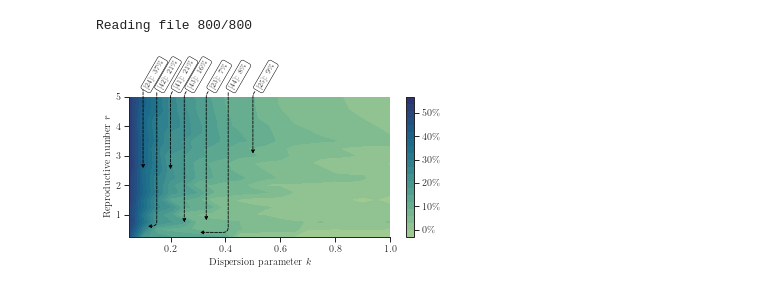
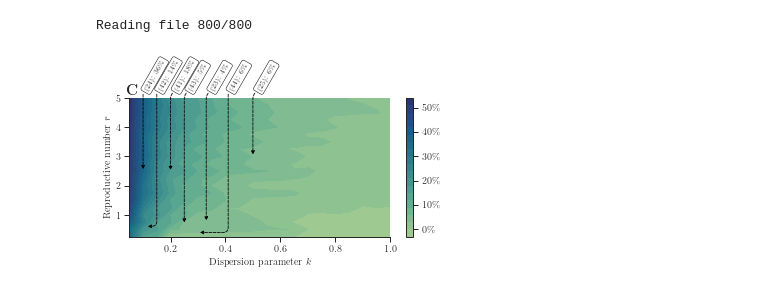
Before and after one commit to Networks-Learning/pooled-testing, a Jupyter notebook: notebooks/score_vs_R_k.ipynb, the cells around one changed output. Cells and saved outputs as stored; diff of their text form; code cells hidden in the pictures.

```diff
--- a/notebooks/score_vs_R_k.ipynb
+++ b/notebooks/score_vs_R_k.ipynb
@@ -20,7 +20,9 @@ sns.set_theme(context='paper', style='ticks', font_scale=1)
 # %%
 name="score_vs_R_k"
 width_pt = 469
-N=50
+N=100
+se=0.9
+sp=0.99
 palette = sns.color_palette('husl', 6)
 type_dict = {
     'false_negatives' : int,
@@ -40,7 +42,7 @@ type_dict = {
     'seed' : int
 }
 # %%
-files = glob.glob("./outputs/{name}_*_N_{N}_*.json".format(name=name, N=N))
+files = glob.glob("./outputs/{name}_*_N_{N}_*_se_{se}_sp_{sp}_*.json".format(name=name, N=N, se=se, sp=sp))
 
 dicts = []
 for fl_id, fl in enumerate(files):
@@ -110,7 +112,7 @@ sns.despine(ax=ax)
 cit=23
 r_quer=0.74
 k_quer=0.33
-ax.annotate(r'[{cit}]: {perc}\%'.format(cit=cit, perc=mapper(r_quer=r_quer, k_quer=k_quer, r=r, k=k, Z=Z)), xy=(k_quer, r_quer),  xycoords='data',
+ax.annotate(r'({cit}): {perc}\%'.format(cit=cit, perc=mapper(r_quer=r_quer, k_quer=k_quer, r=r, k=k, Z=Z)), xy=(k_quer, r_quer),  xycoords='data',
             xytext=(k_quer + 0.01, 5.2), textcoords='data',
             size=7,
             arrowprops=dict(color='black', arrowstyle="-|>", connectionstyle="angle, angleA=-150,angleB=90,rad=5", linestyle='--', relpos=(0., 0.)),
@@ -122,7 +124,7 @@ ax.annotate(r'[{cit}]: {perc}\%'.format(cit=cit, perc=mapper(r_quer=r_quer, k_qu
 cit=24
 r_quer=2.5
 k_quer=0.1
-ax.annotate(r'[{cit}]: {perc}\%'.format(cit=cit, perc=mapper(r_quer=r_quer, k_quer=k_quer, r=r, k=k, Z=Z)), xy=(k_quer, r_quer),  xycoords='data',
+ax.annotate(r'({cit}): {perc}\%'.format(cit=cit, perc=mapper(r_quer=r_quer, k_quer=k_quer, r=r, k=k, Z=Z)), xy=(k_quer, r_quer),  xycoords='data',
             xytext=(k_quer, 5.2), textcoords='data',
             size=7,
             arrowprops=dict(color='black', arrowstyle="-|>", connectionstyle="angle, angleA=-150,angleB=90,rad=5", linestyle='--', relpos=(0., 0.)),
@@ -134,7 +136,7 @@ ax.annotate(r'[{cit}]: {perc}\%'.format(cit=cit, perc=mapper(r_quer=r_quer, k_qu
 cit=25
 r_quer=3
 k_quer=0.5
-ax.annotate(r'[{cit}]: {perc}\%'.format(cit=cit, perc=mapper(r_quer=r_quer, k_quer=k_quer, r=r, k=k, Z=Z)), xy=(k_quer, r_quer),  xycoords='data',
+ax.annotate(r'({cit}): {perc}\%'.format(cit=cit, perc=mapper(r_quer=r_quer, k_quer=k_quer, r=r, k=k, Z=Z)), xy=(k_quer, r_quer),  xycoords='data',
             xytext=(k_quer + 0.01, 5.2), textcoords='data',
             size=7,
             arrowprops=dict(color='black', arrowstyle="-|>", connectionstyle="angle, angleA=-150,angleB=90,rad=5", linestyle='--', relpos=(0., 0.)),
@@ -146,7 +148,7 @@ ax.annotate(r'[{cit}]: {perc}\%'.format(cit=cit, perc=mapper(r_quer=r_quer, k_qu
 cit=41
 r_quer=2.47
 k_quer=0.2
-ax.annotate(r'[{cit}]: {perc}\%'.format(cit=cit, perc=mapper(r_quer=r_quer, k_quer=k_quer, r=r, k=k, Z=Z)), xy=(k_quer, r_quer),  xycoords='data',
+ax.annotate(r'({cit}): {perc}\%'.format(cit=cit, perc=mapper(r_quer=r_quer, k_quer=k_quer, r=r, k=k, Z=Z)), xy=(k_quer, r_quer),  xycoords='data',
             xytext=(k_quer + 0.01, 5.2), textcoords='data',
             size=7,
             arrowprops=dict(color='black', arrowstyle="-|>", connectionstyle="angle, angleA=-150,angleB=90,rad=5", linestyle='--', relpos=(0., 0.)),
@@ -158,7 +160,7 @@ ax.annotate(r'[{cit}]: {perc}\%'.format(cit=cit, perc=mapper(r_quer=r_quer, k_qu
 cit=42
 r_quer=0.61
 k_quer=0.11
-ax.annotate(r'[{cit}]: {perc}\%'.format(cit=cit, perc=mapper(r_quer=r_quer, k_quer=k_quer, r=r, k=k, Z=Z)), xy=(k_quer, r_quer),  xycoords='data',
+ax.annotate(r'({cit}): {perc}\%'.format(cit=cit, perc=mapper(r_quer=r_quer, k_quer=k_quer, r=r, k=k, Z=Z)), xy=(k_quer, r_quer),  xycoords='data',
             xytext=(0.15, 5.2), textcoords='data',
             size=7,
             arrowprops=dict(color='black', arrowstyle="-|>", connectionstyle="angle, angleA=-90,angleB=0,rad=5", linestyle='--', relpos=(0., 0.)),
@@ -168,34 +170,46 @@ ax.annotate(r'[{cit}]: {perc}\%'.format(cit=cit, perc=mapper(r_quer=r_quer, k_qu
             )
 
 cit=43
 r_quer=0.67
 k_quer=0.25
-ax.annotate(r'[{cit}]: {perc}\%'.format(cit=cit, perc=mapper(r_quer=r_quer, k_quer=k_quer, r=r, k=k, Z=Z)), xy=(k_quer, r_quer),  xycoords='data',
+ax.annotate(r'({cit}): {perc}\%'.format(cit=cit, perc=mapper(r_quer=r_quer, k_quer=k_quer, r=r, k=k, Z=Z)), xy=(k_quer, r_quer),  xycoords='data',
             xytext=(k_quer + 0.01, 5.2), textcoords='data',
             size=7,
             arrowprops=dict(color='black', arrowstyle="-|>", connectionstyle="angle, angleA=-150,angleB=90,rad=5", linestyle='--', relpos=(0., 0.)),
             bbox=dict(boxstyle="round", fc="w", ec="black", linewidth=0.5),
             rotation=60,
             horizontalalignment='left', verticalalignment='bottom',
             )
 
 cit=44
 r_quer=0.4
 k_quer=0.3
-ax.annotate(r'[{cit}]: {perc}\%'.format(cit=cit, perc=mapper(r_quer=r_quer, k_quer=k_quer, r=r, k=k, Z=Z)), xy=(k_quer, r_quer),  xycoords='data',
+ax.annotate(r'({cit}): {perc}\%'.format(cit=cit, perc=mapper(r_quer=r_quer, k_quer=k_quer, r=r, k=k, Z=Z)), xy=(k_quer, r_quer),  xycoords='data',
             xytext=(0.41, 5.2), textcoords='data',
             size=7,
             arrowprops=dict(color='black', arrowstyle="-|>", connectionstyle="angle, angleA=-90,angleB=0,rad=5", linestyle='--', relpos=(0., 0.)),
             bbox=dict(boxstyle="round", fc="w", ec="black", linewidth=0.5),
             rotation=60,
             horizontalalignment='left', verticalalignment='bottom',
             )
 
 ax.set_yticks([1,2,3,4,5])
 ax.set_ylabel(r'Reproductive number $r$')
 ax.set_xlabel(r'Dispersion parameter $k$')
 
+# ax.text(x=0.01, y=1, s=r'\textbf{A}', size=15, transform = ax.transAxes, horizontalalignment='center', verticalalignment='bottom')
+# ax.text(x=0.01, y=1, s=r'\textbf{B}', size=15, transform = ax.transAxes, horizontalalignment='center', verticalalignment='bottom')
+ax.text(x=0.01, y=1, s=r'\textbf{C}', size=15, transform = ax.transAxes, horizontalalignment='center', verticalalignment='bottom')
+
 fig.tight_layout()
-fig.savefig('figures/{name}_N_{N}.pdf'.format(name=name, N=N))
+# fig.savefig('figures/sci-adv-fig2.pdf')
+# fig.savefig('figures/sci-adv-figs3a.pdf')
+# fig.savefig('figures/sci-adv-figs3b.pdf')
+# fig.savefig('figures/sci-adv-figs4a.pdf')
+# fig.savefig('figures/sci-adv-figs4b.pdf')
+# fig.savefig('figures/sci-adv-figs4c.pdf')
+# fig.savefig('figures/sci-adv-figs5a.pdf')
+# fig.savefig('figures/sci-adv-figs5b.pdf')
+fig.savefig('figures/sci-adv-figs5c.pdf')
 # %% [output]
-[figure, old version]
+[figure, new version]
```
Also changed, not shown: 6 other files.
